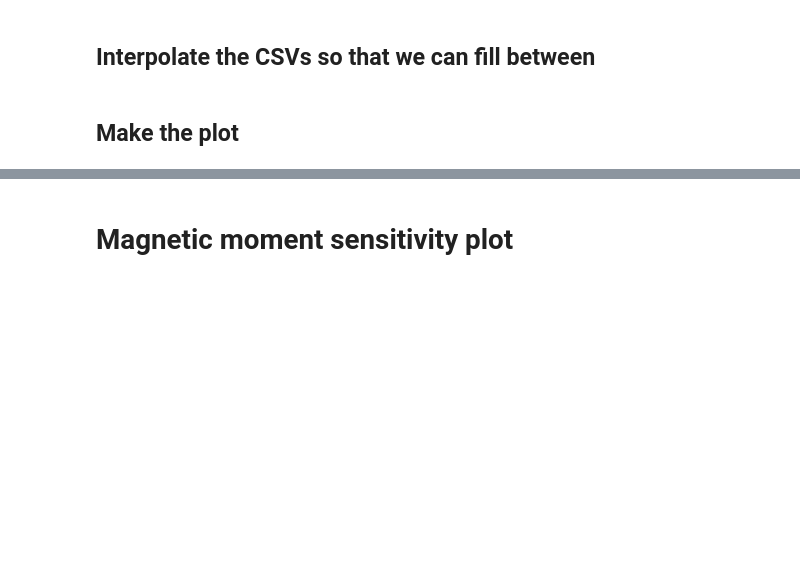
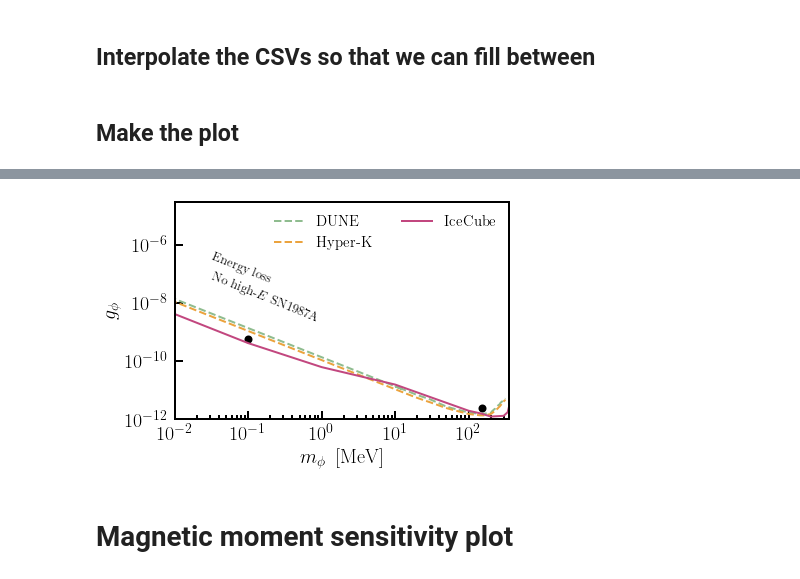
Before and after one commit to jlazar17/NuTel_SNe_BSM, a Jupyter notebook: examples/paper_plots.ipynb, the cells around one changed output, grey strips where cells are left out. Cells and saved outputs as stored; diff of their text form; code cells hidden in the pictures; blank space fills up the shorter version.

```diff
--- a/examples/paper_plots.ipynb
+++ b/examples/paper_plots.ipynb
@@ -360,3 +465,56 @@ plt.show()
+# %%
+# energy_loss_bound = np.load("data/energy_loss_bound.npy")
+# no_high_e_bound = np.load("data/no_high_e_bound.npy")
+
+with h5.File("./data/previous_results.h5") as h5f:
+    a = h5f["dune_sensitivies"]["masses"][:]
+    b = h5f["dune_sensitivies"]["couplings"][:]
+    dune_sensitivies = np.array([a,b])
+
+    a = h5f["hk_sensitivies"]["masses"][:]
+    b = h5f["hk_sensitivies"]["couplings"][:]
+    hk_sensitivies = np.array([a,b])
+
+with h5.File(RESULTS_FILE) as h5f:
+    gen1_masses = h5f["majoron_sensitivities"]["masses"][:]
+    gen1_couplings = h5f["majoron_sensitivities"]["exclusions"][:]
+#     gen2_masses = h5f["majoron_sensitivities_gen2"]["masses"][:]
+#     gen2_couplings = h5f["majoron_sensitivities_gen2"]["couplings"][:]
+
+cps = [10 ** float(x.split("-")[3].replace("dot", ".").replace("d", ".")[1:].replace("n", "-")) for x in MODELS]
+mss = [float(x.split("-")[2].replace("MeV", "").replace("d", ".")) for x in MODELS]
+
+fig, ax = plt.subplots()
+
+# ax.plot(energy_loss_bound[:, 0], energy_loss_bound[:, 1], color="k")
+# ax.plot(no_high_e_bound[:, 0], no_high_e_bound[:, 1], color="k")
+
+ax.scatter(mss, cps, color="k")
+
+ax.plot(dune_sensitivies[0], dune_sensitivies[1] / dune_sensitivies[0], label="DUNE", color="darkseagreen", ls="--")
+ax.plot(hk_sensitivies[0], hk_sensitivies[1] / hk_sensitivies[0], label="Hyper-K", color="#eba33e", ls="--")
+# ax.plot(gen1_masses, gen1_couplings, label="IceCube (This work)", color="#c2477f")
+# ax.plot(gen2_masses, gen2_couplings, label="IceCube-Gen2 (This work)", color="dodgerblue")
+ax.plot(gen1_masses, gen1_couplings, label="IceCube", color="#c2477f")
+# ax.plot(gen2_masses, gen2_couplings, label="IceCube-Gen2", color="dodgerblue")
+
+ax.text(3e-2, 5e-8, "Energy loss", rotation=-22, fontsize=13)
+ax.text(3e-2, 2.2e-9, r"No high-$E$ SN1987A", rotation=-22, fontsize=13)
+
+ax.set_xlabel(r"$m_{\phi}~\left[\mathrm{MeV}\right]$")
+ax.set_ylabel(r"$g_{\phi}$")
+
+ax.legend(fontsize=15, ncol=2, framealpha=0)
+
+ax.set_xlim(1e-2, 360)
+ax.set_ylim(1e-12, 3e-5)
+
+ax.loglog()
+
+plt.savefig("../figures/majoran_sensitivity.pdf")
+plt.show()
+# %% [output]
+[figure, added]
 # %% [markdown]
 # Magnetic moment sensitivity plot
 # %% [markdown]
```
Also changed, not shown: parts of 14 cells of this notebook.
